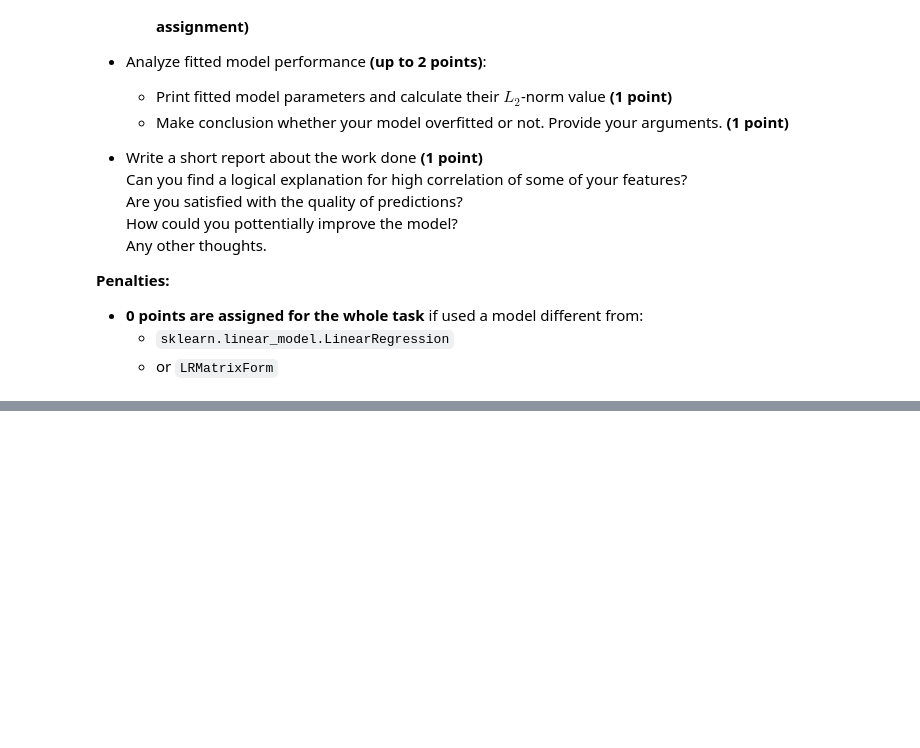
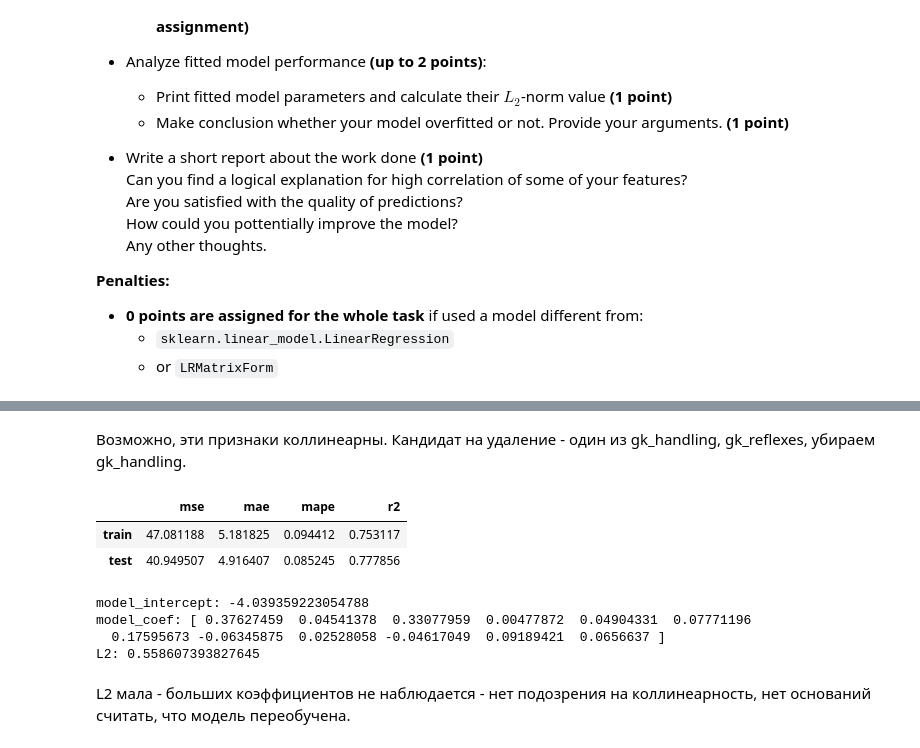
Before and after one commit to Feosen/ml-intro-2022-3, a Jupyter notebook: notebooks/linear_regression.ipynb, the cells around one changed output, grey strips where cells are left out. Saved outputs shown, nothing was run; the diff lists cells and outputs as text; code cells hidden in the pictures; blank space fills up the shorter version.

```diff
--- a/notebooks/linear_regression.ipynb
+++ b/notebooks/linear_regression.ipynb
@@ -1336,0 +1655,26 @@ Steps you need to follow:
+# %% [markdown]
+Возможно, эти признаки коллинеарны. Кандидат на удаление - один из gk_handling, gk_reflexes, убираем gk_handling.
+# %%
+features_1.remove('gk_handling')
+
+x_train_1 = df_train_1[features_1].copy()
+y_train_1 = df_train_1[target_1].copy()
+x_test_1 = df_test_1[features_1].copy()
+y_test_1 = df_test_1[target_1].copy()
+model_1 = LinearRegression(fit_intercept=True)
+fit_and_evaluate(model_1, x_train_1, y_train_1, x_test_1, y_test_1)
+# %% [output]
+|  | mse | mae | mape | r2 |
+| train | 47.081188 | 5.181825 | 0.094412 | 0.753117 |
+| test | 40.949507 | 4.916407 | 0.085245 | 0.777856 |
+# %%
+print(f'model_intercept: {model_1.intercept_}')
+print(f'model_coef: {model_1.coef_}')
+print(f'L2: {l2_norm(model_1.coef_)}')
+# %% [output]
+model_intercept: -4.039359223054788
+model_coef: [ 0.37627459  0.04541378  0.33077959  0.00477872  0.04904331  0.07771196
+  0.17595673 -0.06345875  0.02528058 -0.04617049  0.09189421  0.0656637 ]
+L2: 0.558607393827645
+# %% [markdown]
+L2 мала - больших коэффициентов не наблюдается - нет подозрения на коллинеарность, нет оснований считать, что модель переобучена.
```
Also changed, not shown: parts of 68 cells of this notebook.
